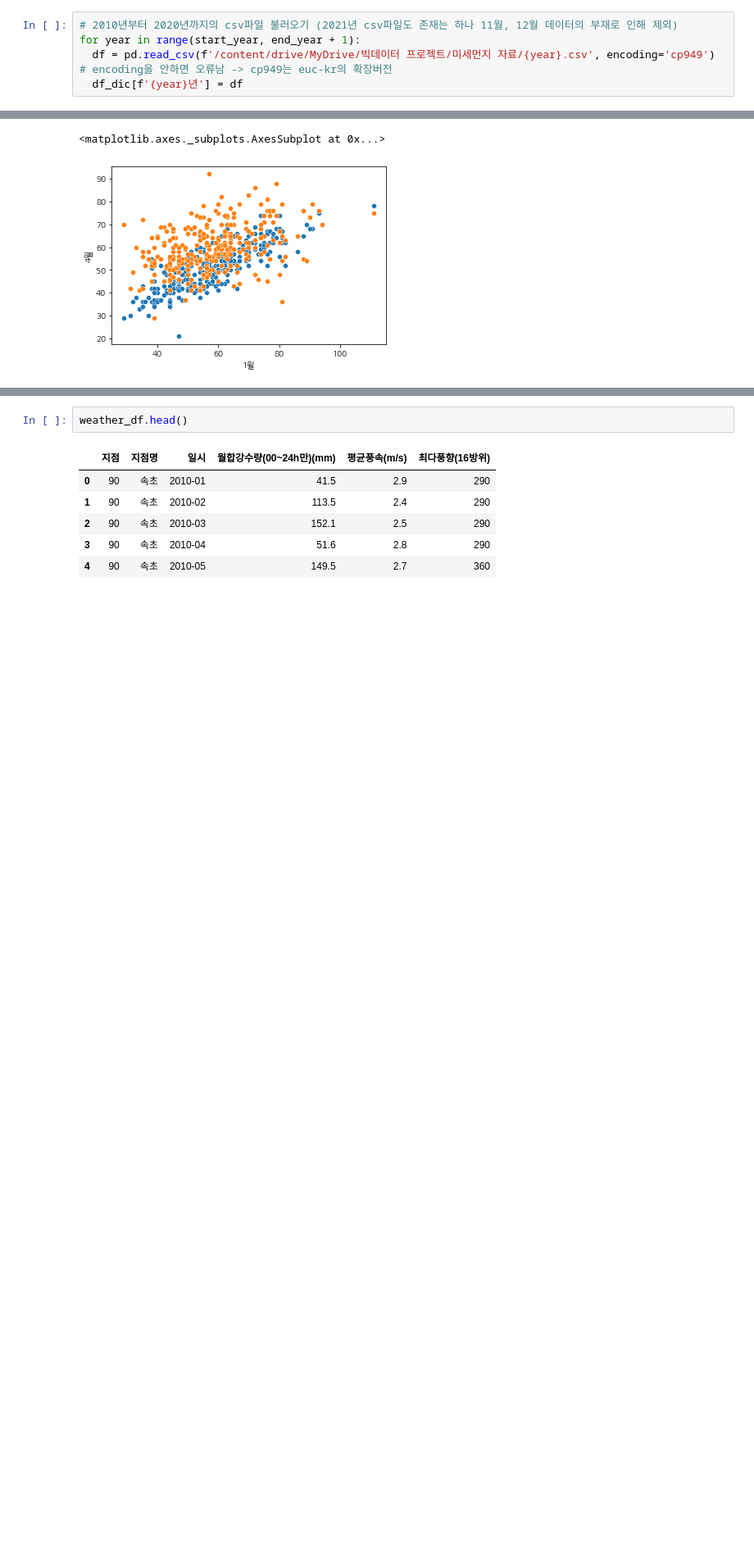
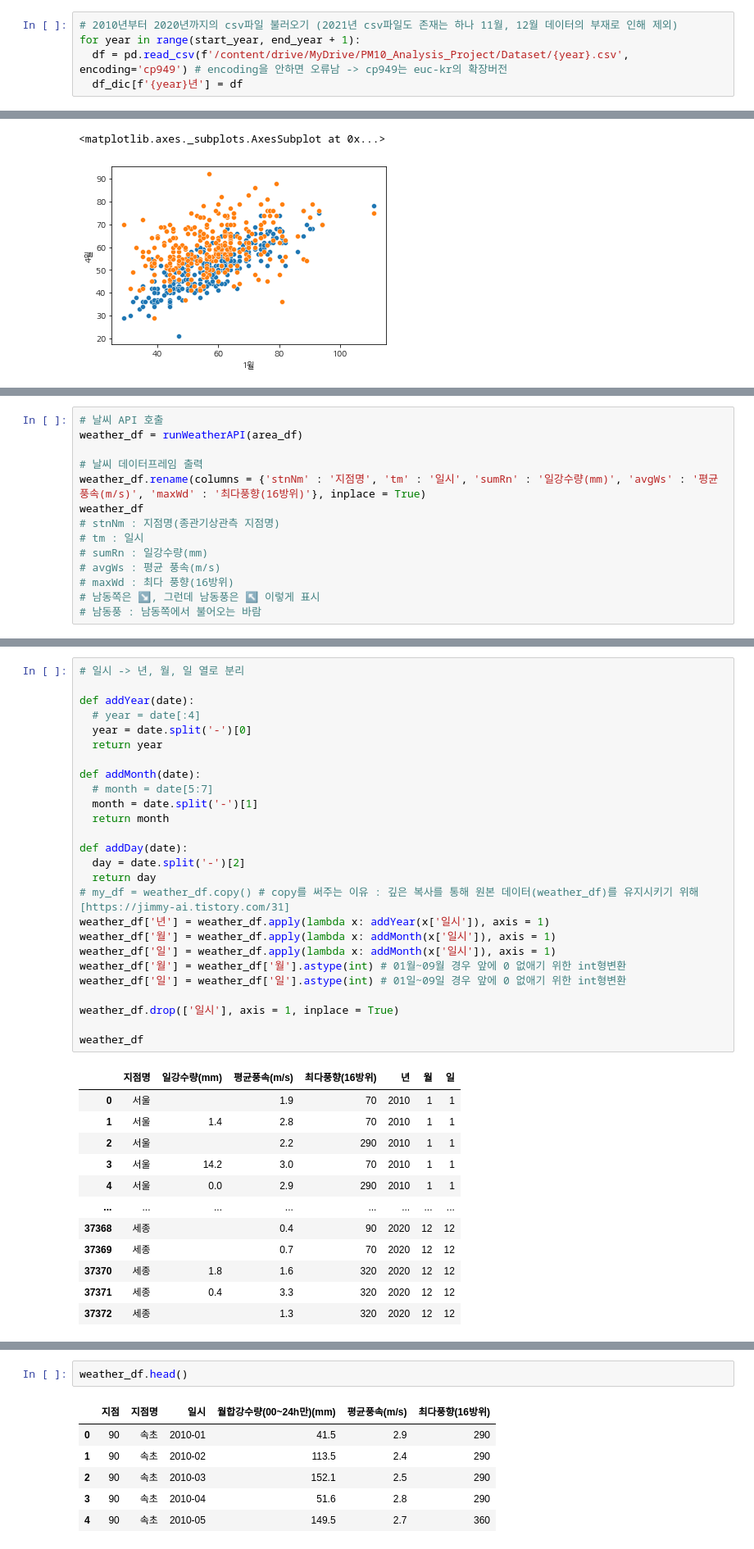
Before and after one commit to KimYeonWook511/PM10_Analysis, a Jupyter notebook: Code/PM10_Analysis.ipynb, the cells around one changed output, grey strips where cells are left out. Shown at 82% size. Drawn from its saved outputs; the diff is of its cells as text; blank space fills up the shorter version.

```diff
--- a/Code/PM10_Analysis.ipynb
+++ b/Code/PM10_Analysis.ipynb
@@ -61,7 +62,7 @@ df_dic = dict() # keys : 각 년도  values : 각 년도에 해당하는 csv파
 # %%
 # 2010년부터 2020년까지의 csv파일 불러오기 (2021년 csv파일도 존재는 하나 11월, 12월 데이터의 부재로 인해 제외)
 for year in range(start_year, end_year + 1):
-  df = pd.read_csv(f'/content/drive/MyDrive/빅데이터 프로젝트/미세먼지 자료/{year}.csv', encoding='cp949') # encoding을 안하면 오류남 -> cp949는 euc-kr의 확장버전
+  df = pd.read_csv(f'/content/drive/MyDrive/PM10_Analysis_Project/Dataset/{year}.csv', encoding='cp949') # encoding을 안하면 오류남 -> cp949는 euc-kr의 확장버전
   df_dic[f'{year}년'] = df
 # %%
 # 미세먼지 데이터프레임의 요약 정보
@@ -449,0 +507,14 @@ df
+# %%
+# 날씨 API 호출
+weather_df = runWeatherAPI(area_df)
+
+# 날씨 데이터프레임 출력
+weather_df.rename(columns = {'stnNm' : '지점명', 'tm' : '일시', 'sumRn' : '일강수량(mm)', 'avgWs' : '평균풍속(m/s)', 'maxWd' : '최다풍향(16방위)'}, inplace = True)
+weather_df
+# stnNm : 지점명(종관기상관측 지점명)
+# tm : 일시
+# sumRn : 일강수량(mm)
+# avgWs : 평균 풍속(m/s)
+# maxWd : 최다 풍향(16방위)
+# 남동쪽은 ↘, 그런데 남동풍은 ↖ 이렇게 표시
+# 남동풍 : 남동쪽에서 불어오는 바람
@@ -449,0 +544,39 @@ df
+# %%
+# 일시 -> 년, 월, 일 열로 분리
+
+def addYear(date):
+  # year = date[:4]
+  year = date.split('-')[0]
+  return year
+
+def addMonth(date):
+  # month = date[5:7]
+  month = date.split('-')[1]
+  return month
+
+def addDay(date):
+  day = date.split('-')[2]
+  return day
+# my_df = weather_df.copy() # copy를 써주는 이유 : 깊은 복사를 통해 원본 데이터(weather_df)를 유지시키기 위해 [https://jimmy-ai.tistory.com/31]
+weather_df['년'] = weather_df.apply(lambda x: addYear(x['일시']), axis = 1)
+weather_df['월'] = weather_df.apply(lambda x: addMonth(x['일시']), axis = 1)
+weather_df['일'] = weather_df.apply(lambda x: addMonth(x['일시']), axis = 1)
+weather_df['월'] = weather_df['월'].astype(int) # 01월~09월 경우 앞에 0 없애기 위한 int형변환
+weather_df['일'] = weather_df['일'].astype(int) # 01일~09일 경우 앞에 0 없애기 위한 int형변환
+
+weather_df.drop(['일시'], axis = 1, inplace = True)
+
+weather_df
+# %% [output]
+|  | 지점명 | 일강수량(mm) | 평균풍속(m/s) | 최다풍향(16방위) | 년 | 월 | 일 |
+| 0 | 서울 |  | 1.9 | 70 | 2010 | 1 | 1 |
+| 1 | 서울 | 1.4 | 2.8 | 70 | 2010 | 1 | 1 |
+| 2 | 서울 |  | 2.2 | 290 | 2010 | 1 | 1 |
+| 3 | 서울 | 14.2 | 3.0 | 70 | 2010 | 1 | 1 |
+| 4 | 서울 | 0.0 | 2.9 | 290 | 2010 | 1 | 1 |
+| ... | ... | ... | ... | ... | ... | ... | ... |
+| 37368 | 세종 |  | 0.4 | 90 | 2020 | 12 | 12 |
+| 37369 | 세종 |  | 0.7 | 70 | 2020 | 12 | 12 |
+| 37370 | 세종 | 1.8 | 1.6 | 320 | 2020 | 12 | 12 |
+| 37371 | 세종 | 0.4 | 3.3 | 320 | 2020 | 12 | 12 |
+| 37372 | 세종 |  | 1.3 | 320 | 2020 | 12 | 12 |
```
Also changed, not shown: parts of 24 cells of this notebook.
